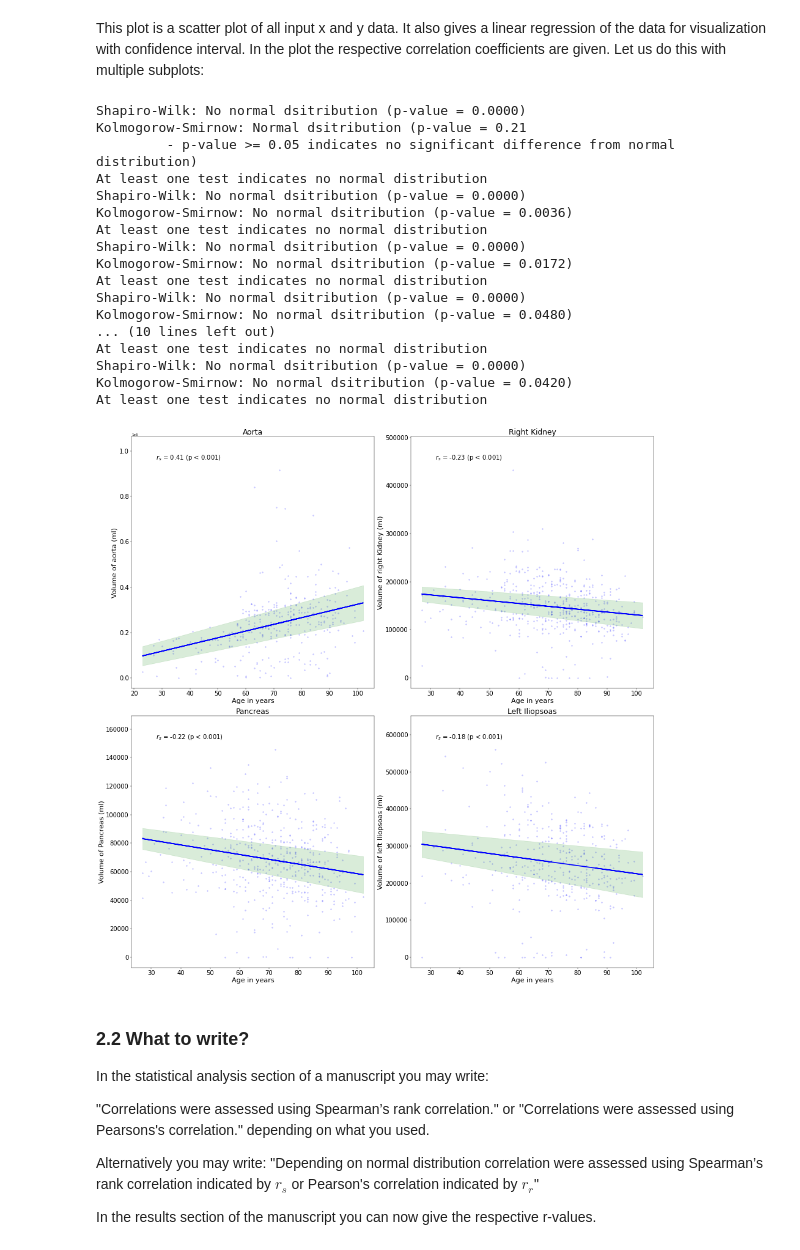
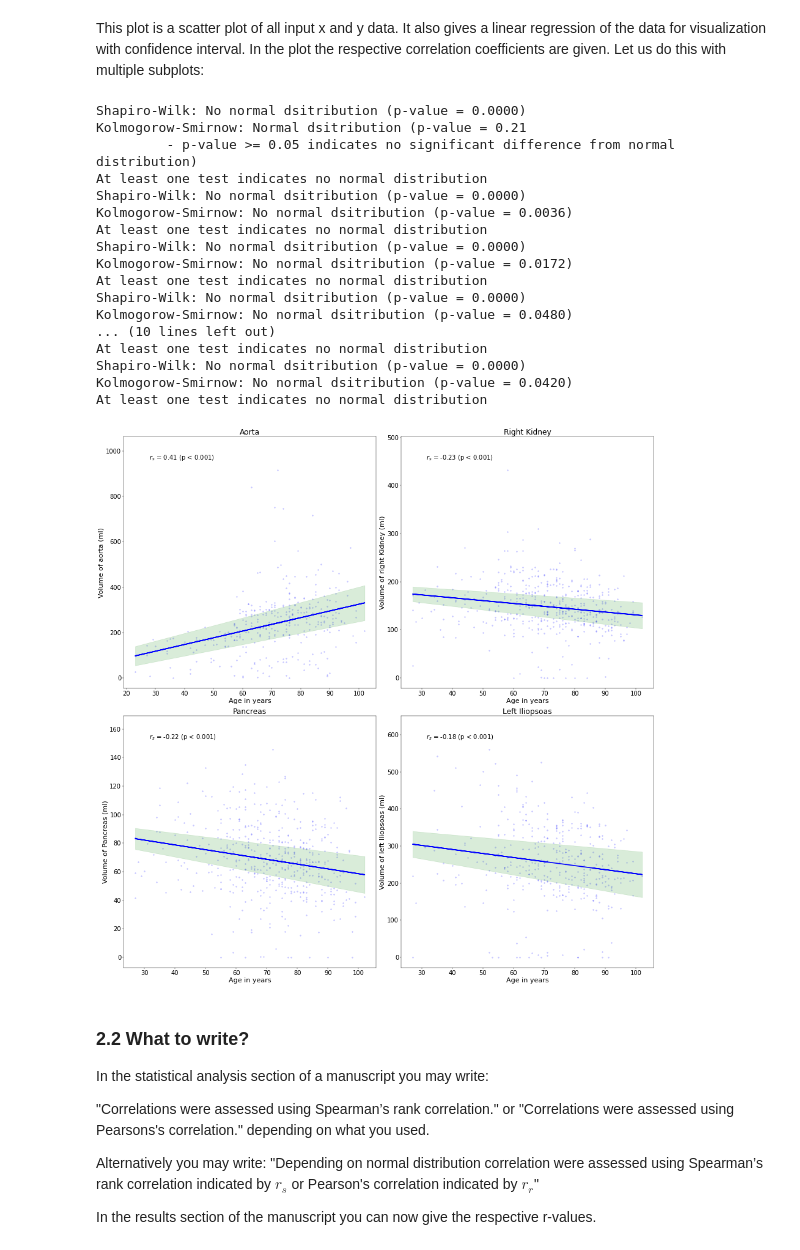
Before and after one commit to segemart/statsmed, a Jupyter notebook: examples/example3/Correlations.ipynb, the cells around one changed output. Drawn from its saved outputs; the diff is of its cells as text; code cells hidden in the pictures.

```diff
--- a/examples/example3/Correlations.ipynb
+++ b/examples/example3/Correlations.ipynb
@@ -94,35 +94,35 @@ This plot is a scatter plot of all input x and y data. It also gives a linear re
 # %%
 fig=plt.figure(figsize=(23, 23),dpi=40)
 x1=fig.add_subplot(2,2,1)
-statsmed.corr_scatter_figure(new_data['age'],new_data['aorta_volume'],x1,'Aorta','Age in years','Volume of aorta (ml)',color = 'blue')
+statsmed.corr_scatter_figure(new_data['age'],new_data['aorta_volume']/1000,x1,'Aorta','Age in years','Volume of aorta (ml)',color = 'blue')
 x2=fig.add_subplot(2,2,2)
-statsmed.corr_scatter_figure(data['age'][data['kidney_right_volume'] >= 10],data['kidney_right_volume'][data['kidney_right_volume'] >= 10],x2,'Right Kidney','Age in years','Volume of right Kidney (ml)',color = 'blue')
+statsmed.corr_scatter_figure(data['age'][data['kidney_right_volume'] >= 10],data['kidney_right_volume'][data['kidney_right_volume'] >= 10]/1000,x2,'Right Kidney','Age in years','Volume of right Kidney (ml)',color = 'blue')
 x3=fig.add_subplot(2,2,3)
-statsmed.corr_scatter_figure(data['age'][data['pancreas_volume'] >= 10],data['pancreas_volume'][data['pancreas_volume'] >= 10],x3,'Pancreas','Age in years','Volume of Pancreas (ml)',color = 'blue')
+statsmed.corr_scatter_figure(data['age'][data['pancreas_volume'] >= 10],data['pancreas_volume'][data['pancreas_volume'] >= 10]/1000,x3,'Pancreas','Age in years','Volume of Pancreas (ml)',color = 'blue')
 x4=fig.add_subplot(2,2,4)
-statsmed.corr_scatter_figure(data['age'][data['iliopsoas_left_volume'] >= 10],data['iliopsoas_left_volume'][data['iliopsoas_left_volume'] >= 10],x4,'Left Iliopsoas','Age in years','Volume of left Iliopsoas (ml)',color = 'blue')
+statsmed.corr_scatter_figure(data['age'][data['iliopsoas_left_volume'] >= 10],data['iliopsoas_left_volume'][data['iliopsoas_left_volume'] >= 10]/1000,x4,'Left Iliopsoas','Age in years','Volume of left Iliopsoas (ml)',color = 'blue')
 plt.gcf().subplots_adjust(bottom=0.15)
 plt.tight_layout()
 plt.savefig('Corr_subplots.tiff',transparent=False) # saves the figure
 # %% [output]
 Shapiro-Wilk: No normal dsitribution (p-value = 0.0000)
 Kolmogorow-Smirnow: Normal dsitribution (p-value = 0.21
          - p-value >= 0.05 indicates no significant difference from normal distribution)
 At least one test indicates no normal distribution
 Shapiro-Wilk: No normal dsitribution (p-value = 0.0000)
 Kolmogorow-Smirnow: No normal dsitribution (p-value = 0.0036)
 At least one test indicates no normal distribution
 Shapiro-Wilk: No normal dsitribution (p-value = 0.0000)
 Kolmogorow-Smirnow: No normal dsitribution (p-value = 0.0172)
 At least one test indicates no normal distribution
 Shapiro-Wilk: No normal dsitribution (p-value = 0.0000)
 Kolmogorow-Smirnow: No normal dsitribution (p-value = 0.0480)
 ... (10 lines left out)
 At least one test indicates no normal distribution
 Shapiro-Wilk: No normal dsitribution (p-value = 0.0000)
 Kolmogorow-Smirnow: No normal dsitribution (p-value = 0.0420)
 At least one test indicates no normal distribution
-[figure, old version]
+[figure, new version]
 # %% [markdown]
 ### 2.2 What to write?
 
```
Also changed, not shown: parts of 3 cells of this notebook, 1 other file.
